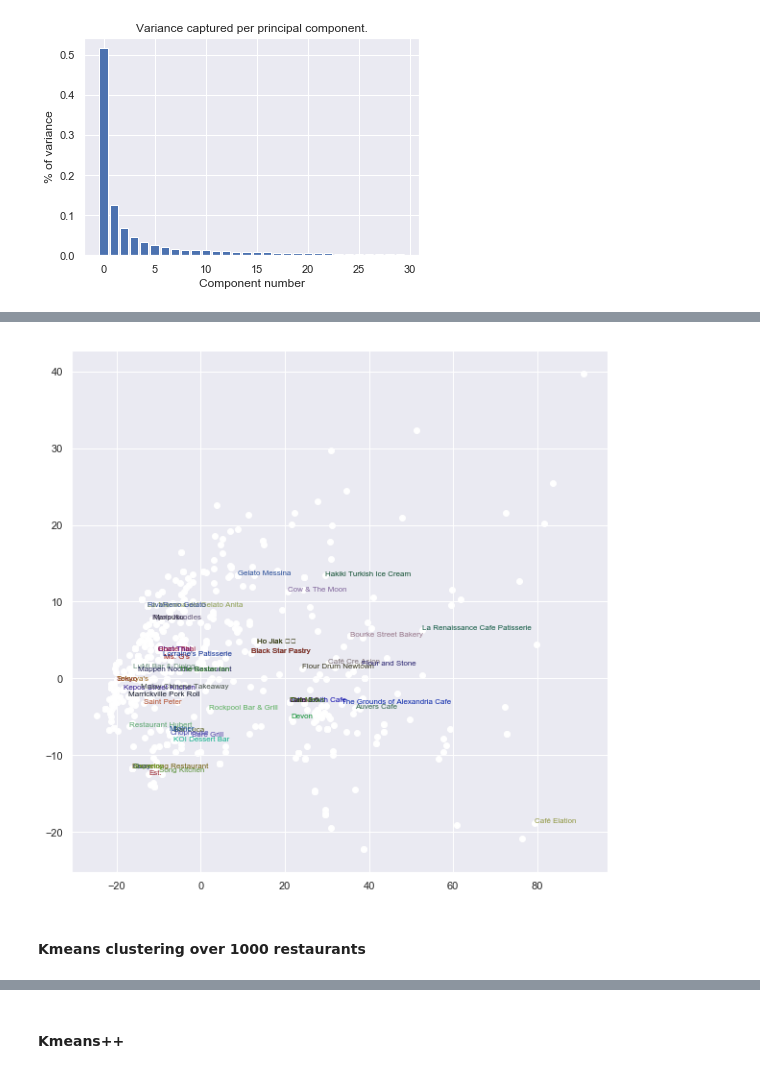
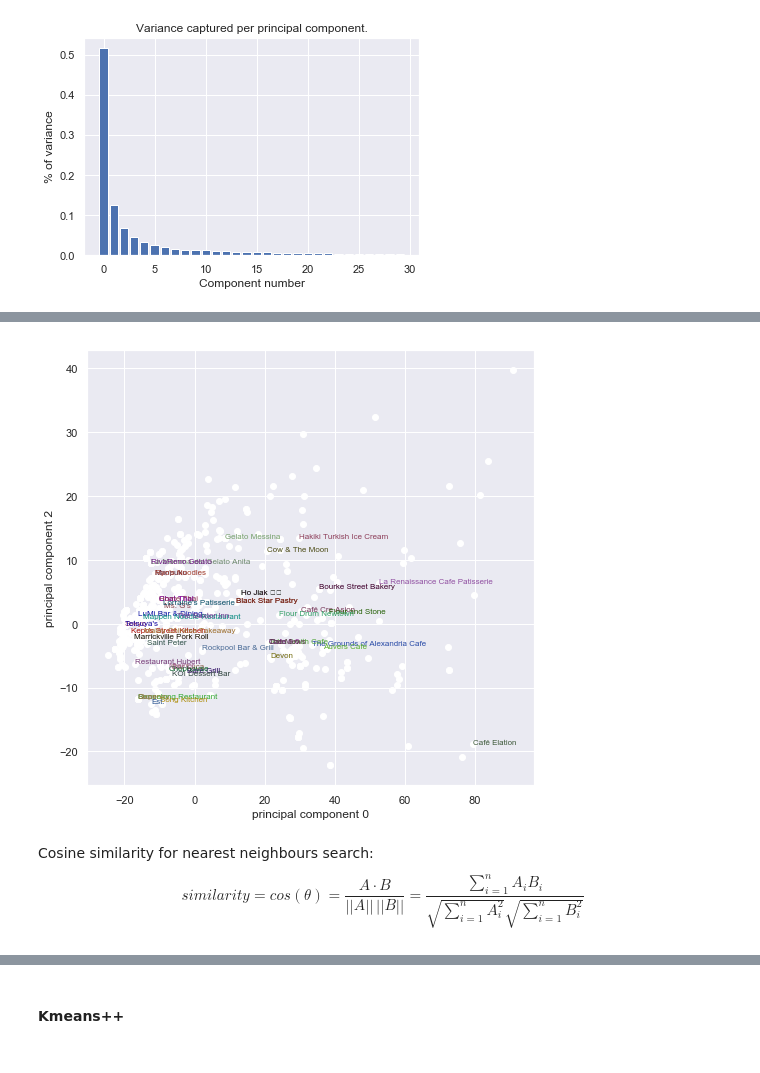
Before and after one commit to Z-an/BERT_zomato, a Jupyter notebook: bert_embeddings.ipynb, the cells around one changed output, grey strips where cells are left out. Cells and saved outputs as stored; diff of their text form; code cells hidden in the pictures.

```diff
--- a/bert_embeddings.ipynb
+++ b/bert_embeddings.ipynb
@@ -4,11 +4,12 @@ from bert_embedding import BertEmbedding
 import numpy as np
 import pandas as pd
 
-from sklearn import cluster
+from sklearn.cluster import KMeans, AffinityPropagation
 from sklearn.decomposition import PCA
 
 import matplotlib.pyplot as plt
 import seaborn as sns
+sns.set()
 
 import warnings
 warnings.filterwarnings('ignore')
@@ -16,7 +17,6 @@ warnings.filterwarnings('ignore')
 CITY = 'sydney'
 # %%
 def zomatoPreprocess(city):
-    #Zomato preprocessing
 
     zomato = pd.read_csv('data/'+city+'.csv')
     zomato = zomato[['name','cuisines']].dropna(axis=0)
@@ -26,7 +26,7 @@ def zomatoPreprocess(city):
                                                 .replace('"','')
                                                 .replace(',',' ')
                                                 .replace('and','') + ' food'
-                                                .replace('  ',' '))
+                                                .replace('  ',' ')).values
 
     names = zomato.name.values
 
@@ -92,7 +101,7 @@ def getEmbeddings(n_restaurants=100,city=CITY):
 
     return names,cuisines,embeds,bagofembeddings
 # %%
-names, cusines, embeds, bag = getEmbeddings(n_restaurants=1000)
+names, cuisines, embeds, bag = getEmbeddings(n_restaurants=1000)
 # %% [output]
 Cleaning Zomato data for sydney.
 
@@ -127,10 +138,10 @@ plt.show()
 # %%
-plt.figure(figsize=(10,10))
+plt.figure(figsize=(8,8))
 plt.scatter(pca0,pca2,c='white')
 for i, x, y in zip(names, pca0[:50], pca2[:50]):
     plt.text(x,y,i, color=np.random.rand(3)*0.7, fontsize=8)
+plt.xlabel('principal component 0')
+plt.ylabel('principal component 2')
 plt.show()
 # %% [output]
-[figure, old version]
+[figure, new version]
-# %% [markdown]
-#### Kmeans clustering over 1000 restaurants
@@ -136,0 +150,3 @@ plt.show()
+# %% [markdown]
+Cosine similarity for nearest neighbours search:
+$$similarity = cos(\theta) = \frac{A \cdot B}{||A||\,||B||} = \frac{\sum_{i=1}^nA_iB_i}{\sqrt{\sum_{i=1}^nA_i^2} {\sqrt{\sum_{i=1}^nB_i^2}}}$$
```
Also changed, not shown: parts of 35 cells of this notebook, 2 other files.
